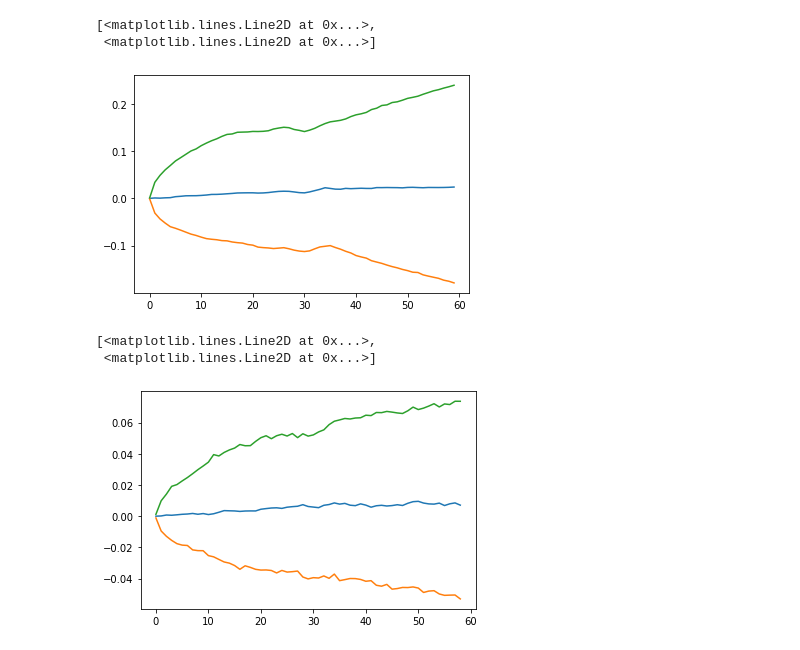
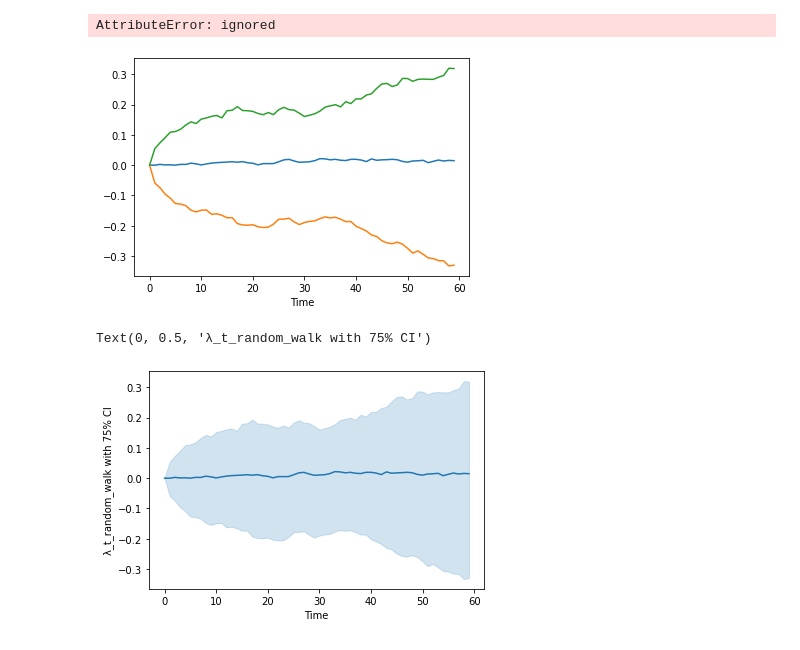
Before and after one commit to Priesemann-Group/covid19_inference_forecast, a Jupyter notebook: scripts/example_script_covid19_inference_complex.ipynb, the cells around one changed output. Drawn from its saved outputs; the diff is of its cells as text; code cells hidden in the pictures.

```diff
--- a/scripts/example_script_covid19_inference_complex.ipynb
+++ b/scripts/example_script_covid19_inference_complex.ipynb
@@ -12,6 +22,8 @@ import datetime
 
 import numpy as np
 import pymc3 as pm
+import matplotlib.pyplot as plt
+
 
 import covid19_inference as cov19
 
@@ -50,7 +62,9 @@ model = cov19.more_advanced_model(np.diff(cases_obs),
                                                        diff_data_sim,
                                  priors_dic=dict(prior_σ_random_walk=0.1))
 
-trace = pm.sample(model=model, init='advi', tune=2000, draws=5000, chains=6, cores=6)
+trace = pm.sample(model=model, init='advi', tune=500, draws=1000)
+# advi is important as initialization, other initializations methods lead
+# to more divergences
 # %% [output]
 prior_beta_I_begin was to default value 100
 prior_beta_E_begin_scale was to default value 10
@@ -111,33 +95,20 @@ NotebookApp.rate_limit_window=3.0 (secs)
-# %%
-#from theano.compile.nanguardmode import NanGuardMode
-
-#mode = NanGuardMode(nan_is_error=True, inf_is_error=False, big_is_error=False,
-#                    optimizer='o1')
-with model:
-    vi = pm.SVGD(n_particles=200)
-    tracker = pm.callbacks.Tracker(
-        mean=vi.approx.mean.eval,  # callable that returns mean
-        std=vi.approx.std.eval  # callable that returns std
-    )
-    approx = vi.fit(1000, obj_optimizer=pm.adam(learning_rate=0.1))#, inf_kwargs=dict(n_particles=1000),
-                         #obj_optimizer=pm.sgd(learning_rate=0.01))#, fn_kwargs={'mode':mode})
-    trace = approx.sample(1000)
 # %%
-#plt.plot(np.median(trace.λ_t, axis=0))
-plt.plot(np.median(trace2.λ_t_random_walk, axis=0))
-plt.plot(np.percentile(trace2.λ_t_random_walk, axis=0, q=(12.5,87.5)).T)
+plt.plot(np.median(trace.λ_t_random_walk, axis=0))
+plt.plot(np.percentile(trace.λ_t_random_walk, axis=0, q=(12.5,87.5)).T)
+plt.xlabel('Time')
+plt.ylabel('λ_t_random_walk with 75% CI')
 # %% [output]
-[<matplotlib.lines.Line2D at 0x...>,
- <matplotlib.lines.Line2D at 0x...>]
+AttributeError: ignored
-[figure, old version]
+[figure, new version]
 # %%
-#plt.plot(np.median(trace.λ_t-trace.λ_t_random_walk, axis=0))
-plt.plot(np.median(trace.λ_t_random_walk, axis=0))
-plt.plot(np.percentile(trace.λ_t_random_walk, axis=0, q=(12.5,87.5)).T)
+time_arr = np.arange(trace.λ_t_random_walk.shape[1])
+plt.plot(time_arr, np.median(trace.λ_t_random_walk, axis=0))
+plt.fill_between(time_arr, *np.percentile(trace.λ_t_random_walk, axis=0, q=(12.5,87.5)), color='tab:blue', alpha=0.2)
+plt.xlabel('Time')
+plt.ylabel('λ_t_random_walk with 75% CI')
 # %% [output]
-[<matplotlib.lines.Line2D at 0x...>,
- <matplotlib.lines.Line2D at 0x...>]
+Text(0, 0.5, 'λ_t_random_walk with 75% CI')
-[figure, old version]
+[figure, new version]
 # %%
 varnames = cov19.plotting.get_all_free_RVs_names(model)
 num_cols = 5
```
Also changed, not shown: parts of 6 cells of this notebook.
